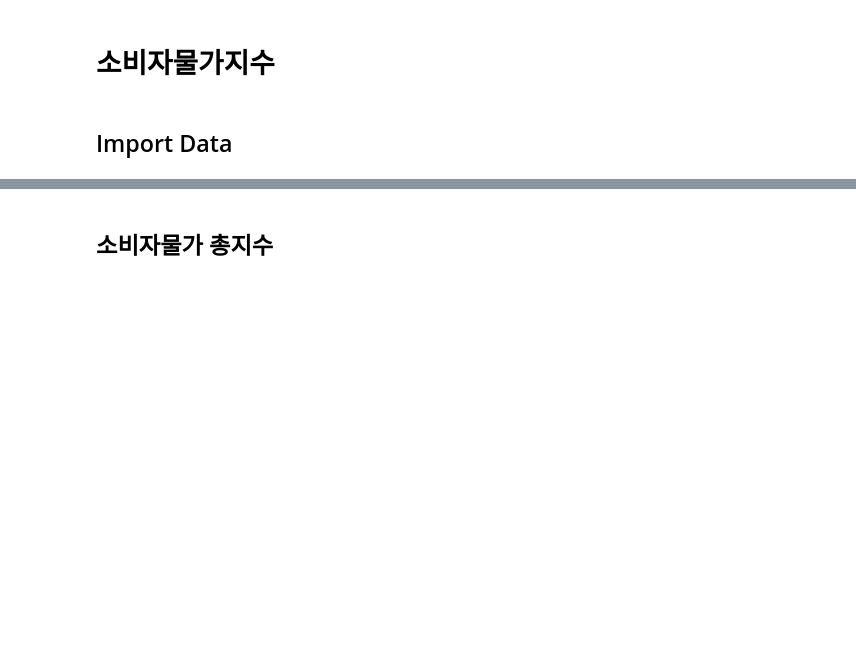
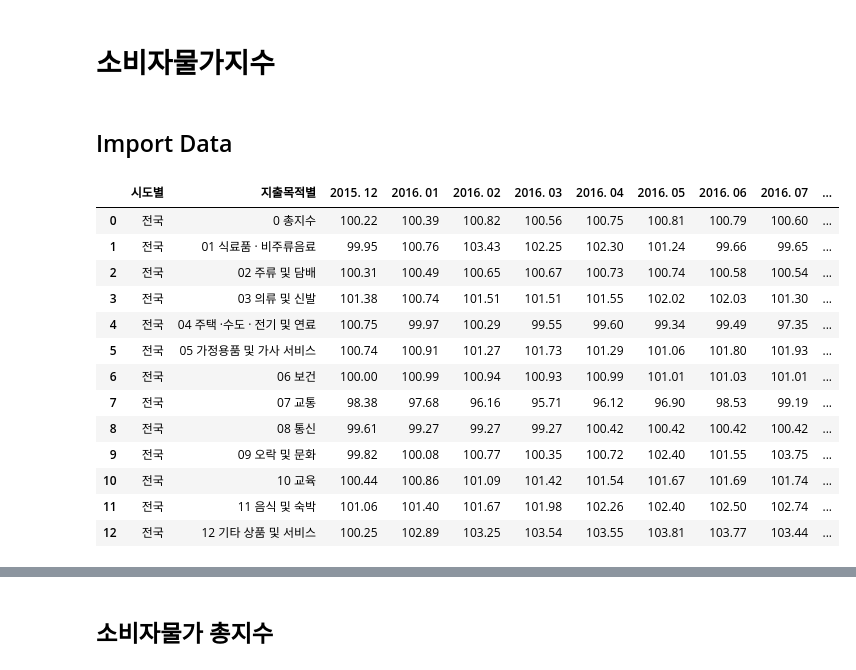
Before and after one commit to Yeony54/Project_Seafood_Import_Price_Prediction, a Jupyter notebook: temp_Preprocessing.ipynb, the cells around one changed output, grey strips where cells are left out. Saved outputs shown, nothing was run; the diff lists cells and outputs as text; code cells hidden in the pictures; blank space fills up the shorter version.

```diff
--- a/temp_Preprocessing.ipynb
+++ b/temp_Preprocessing.ipynb
@@ -849,7 +849,22 @@ df_train.sample(5)
 # %% [markdown]
 ## Import Data
 # %%
-cpi_purpose = pd.read_csv("/content/drive/MyDrive/빅콘/Seafood_Import_Price_Prediction/DATA/cpi/raw_cpi_purpose.csv",encoding='cp949')  # CPI
+cpi_total = pd.read_csv("/content/DATA/raw_cpi_total.csv",encoding='cp949')  # CPI
 
-cpi_purpose
+cpi_total
+# %% [output]
+|  | 시도별 | 지출목적별 | 2015. 12 | 2016. 01 | 2016. 02 | 2016. 03 | 2016. 04 | 2016. 05 | 2016. 06 | 2016. 07 | ... |
+| 0 | 전국 | 0 총지수 | 100.22 | 100.39 | 100.82 | 100.56 | 100.75 | 100.81 | 100.79 | 100.60 | ... |
+| 1 | 전국 | 01 식료품 · 비주류음료 | 99.95 | 100.76 | 103.43 | 102.25 | 102.30 | 101.24 | 99.66 | 99.65 | ... |
+| 2 | 전국 | 02 주류 및 담배 | 100.31 | 100.49 | 100.65 | 100.67 | 100.73 | 100.74 | 100.58 | 100.54 | ... |
+| 3 | 전국 | 03 의류 및 신발 | 101.38 | 100.74 | 101.51 | 101.51 | 101.55 | 102.02 | 102.03 | 101.30 | ... |
+| 4 | 전국 | 04 주택 ·수도 · 전기 및 연료 | 100.75 | 99.97 | 100.29 | 99.55 | 99.60 | 99.34 | 99.49 | 97.35 | ... |
+| 5 | 전국 | 05 가정용품 및 가사 서비스 | 100.74 | 100.91 | 101.27 | 101.73 | 101.29 | 101.06 | 101.80 | 101.93 | ... |
+| 6 | 전국 | 06 보건 | 100.00 | 100.99 | 100.94 | 100.93 | 100.99 | 101.01 | 101.03 | 101.01 | ... |
+| 7 | 전국 | 07 교통 | 98.38 | 97.68 | 96.16 | 95.71 | 96.12 | 96.90 | 98.53 | 99.19 | ... |
+| 8 | 전국 | 08 통신 | 99.61 | 99.27 | 99.27 | 99.27 | 100.42 | 100.42 | 100.42 | 100.42 | ... |
+| 9 | 전국 | 09 오락 및 문화 | 99.82 | 100.08 | 100.77 | 100.35 | 100.72 | 102.40 | 101.55 | 103.75 | ... |
+| 10 | 전국 | 10 교육 | 100.44 | 100.86 | 101.09 | 101.42 | 101.54 | 101.67 | 101.69 | 101.74 | ... |
+| 11 | 전국 | 11 음식 및 숙박 | 101.06 | 101.40 | 101.67 | 101.98 | 102.26 | 102.40 | 102.50 | 102.74 | ... |
+| 12 | 전국 | 12 기타 상품 및 서비스 | 100.25 | 102.89 | 103.25 | 103.54 | 103.55 | 103.81 | 103.77 | 103.44 | ... |
 # %%
```
Also changed, not shown: parts of 10 cells of this notebook.
